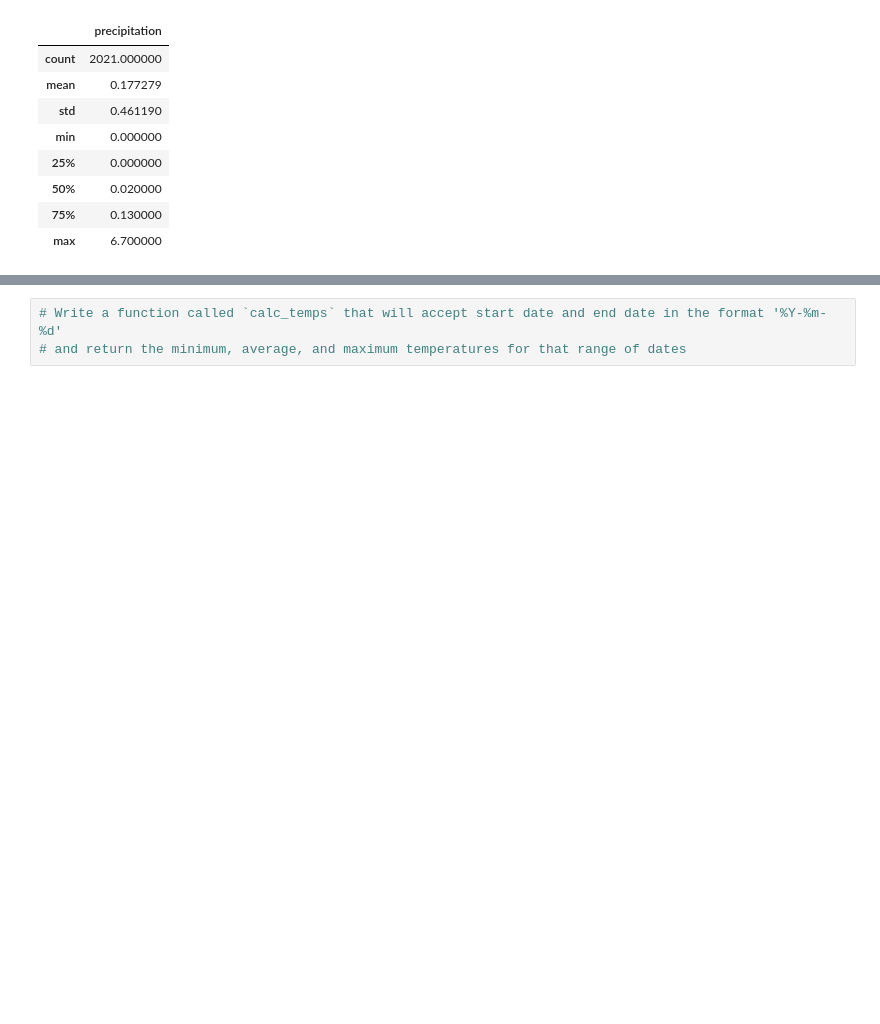
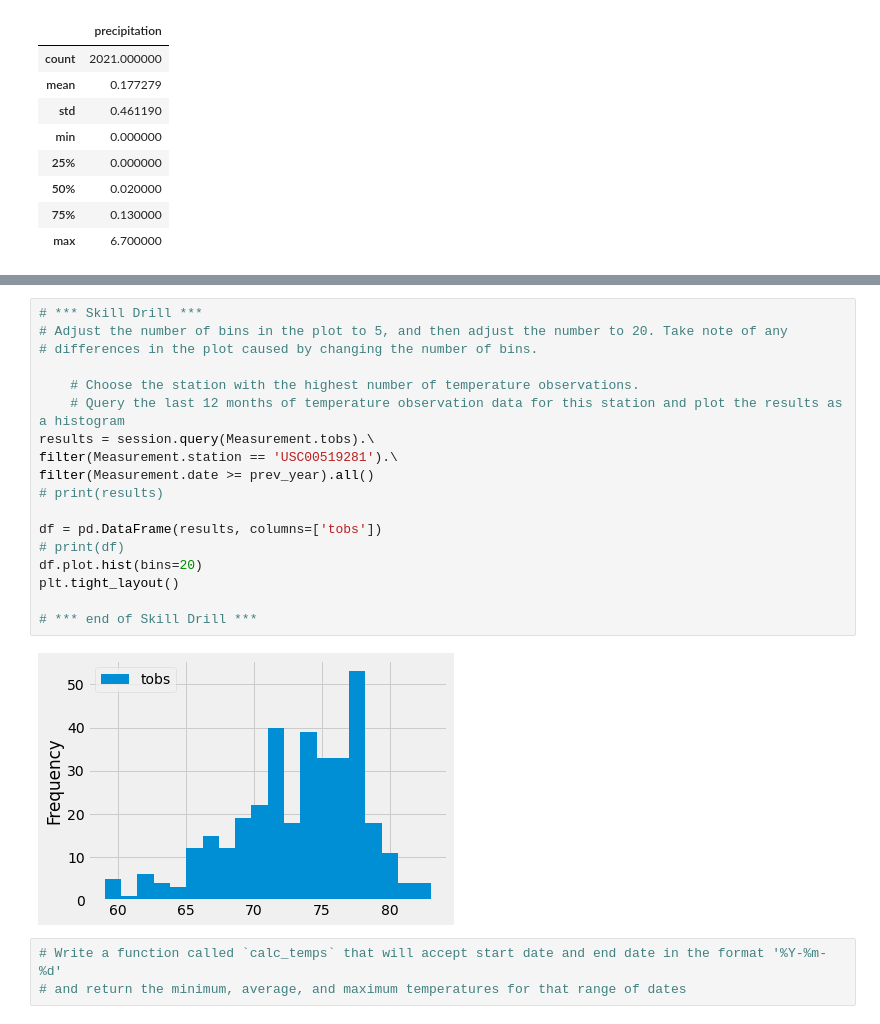
Before and after one commit to jasmith1503/surfs_up, a Jupyter notebook: climate_analysis.ipynb, the cells around one changed output, grey strips where cells are left out. Cells and saved outputs as stored; diff of their text form; blank space fills up the shorter version.

```diff
--- a/climate_analysis.ipynb
+++ b/climate_analysis.ipynb
@@ -91,3 +140,23 @@ df.describe()
+# %%
+# *** Skill Drill ***
+# Adjust the number of bins in the plot to 5, and then adjust the number to 20. Take note of any
+# differences in the plot caused by changing the number of bins.
+
+    # Choose the station with the highest number of temperature observations.
+    # Query the last 12 months of temperature observation data for this station and plot the results as a histogram
+results = session.query(Measurement.tobs).\
+filter(Measurement.station == 'USC00519281').\
+filter(Measurement.date >= prev_year).all()
+# print(results)
+
+df = pd.DataFrame(results, columns=['tobs'])
+# print(df)
+df.plot.hist(bins=20)
+plt.tight_layout()
+
+# *** end of Skill Drill ***
+# %% [output]
+[figure, added]
 # %%
 # Write a function called `calc_temps` that will accept start date and end date in the format '%Y-%m-%d'
 # and return the minimum, average, and maximum temperatures for that range of dates
```
Also changed, not shown: parts of 5 cells of this notebook, 1 other file.
